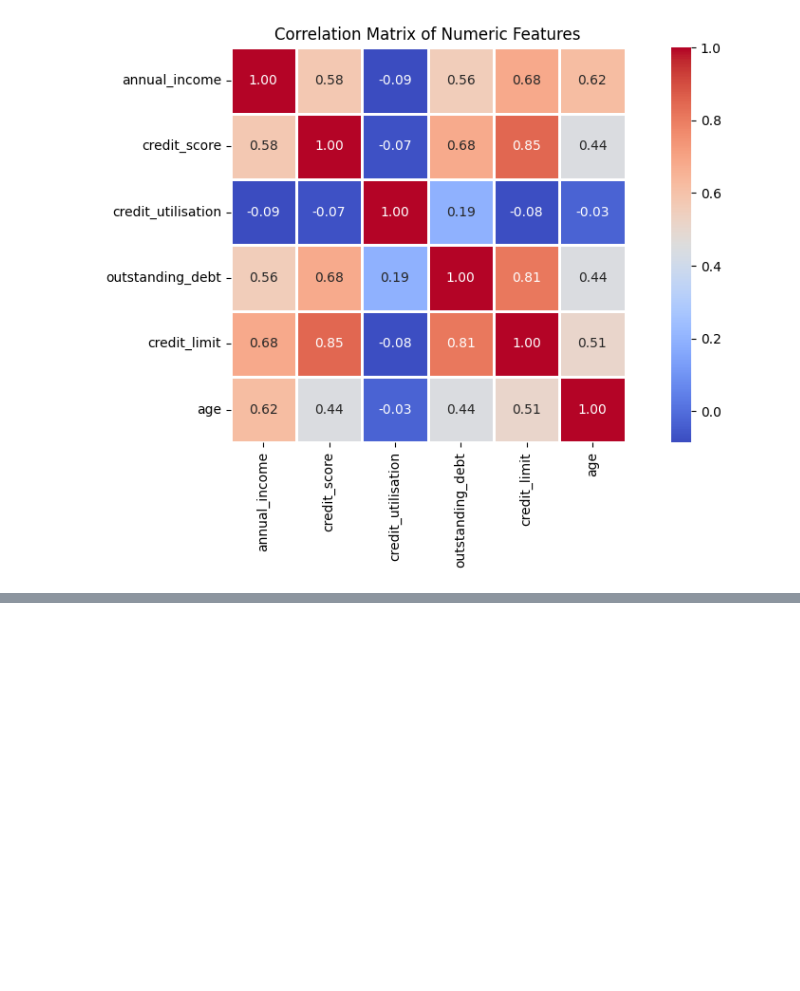
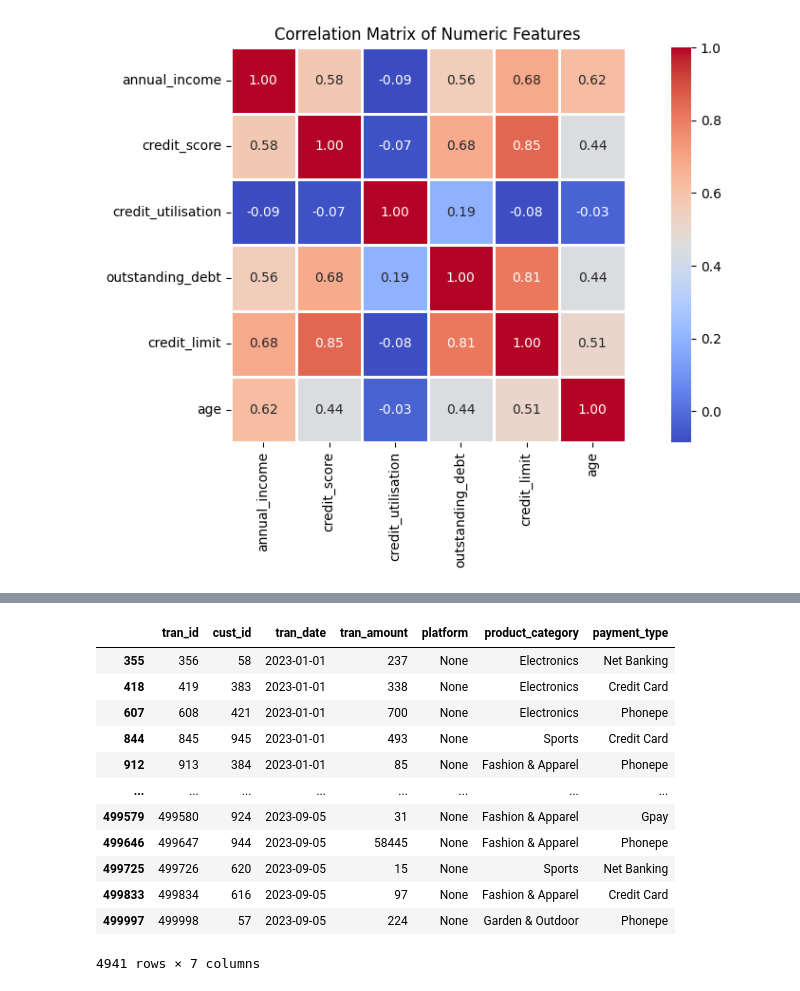
Before and after one commit to ashishjadhav123/Math-and-Statistics-DS, a Jupyter notebook: Project/Phase 1 - Find Target Market/Phase1_AtliQo_Bank.ipynb, the cells around one changed output, grey strips where cells are left out. Drawn from its saved outputs; the diff is of its cells as text; code cells hidden in the pictures; blank space fills up the shorter version.

```diff
--- a/Project/Phase 1 - Find Target Market/Phase1_AtliQo_Bank.ipynb
+++ b/Project/Phase 1 - Find Target Market/Phase1_AtliQo_Bank.ipynb
@@ -724,0 +759,16 @@ plt.show()
+# %%
+df_transaction[df_transaction['platform'].isnull()]
+# %% [output]
+|  | tran_id | cust_id | tran_date | tran_amount | platform | product_category | payment_type |
+| 355 | 356 | 58 | 2023-01-01 | 237 | None | Electronics | Net Banking |
+| 418 | 419 | 383 | 2023-01-01 | 338 | None | Electronics | Credit Card |
+| 607 | 608 | 421 | 2023-01-01 | 700 | None | Electronics | Phonepe |
+| 844 | 845 | 945 | 2023-01-01 | 493 | None | Sports | Credit Card |
+| 912 | 913 | 384 | 2023-01-01 | 85 | None | Fashion & Apparel | Phonepe |
+| ... | ... | ... | ... | ... | ... | ... | ... |
+| 499579 | 499580 | 924 | 2023-09-05 | 31 | None | Fashion & Apparel | Gpay |
+| 499646 | 499647 | 944 | 2023-09-05 | 58445 | None | Fashion & Apparel | Phonepe |
+| 499725 | 499726 | 620 | 2023-09-05 | 15 | None | Sports | Net Banking |
+| 499833 | 499834 | 616 | 2023-09-05 | 97 | None | Fashion & Apparel | Credit Card |
+| 499997 | 499998 | 57 | 2023-09-05 | 224 | None | Garden & Outdoor | Phonepe |
+4941 rows × 7 columns
```
Also changed, not shown: parts of 14 cells of this notebook.
